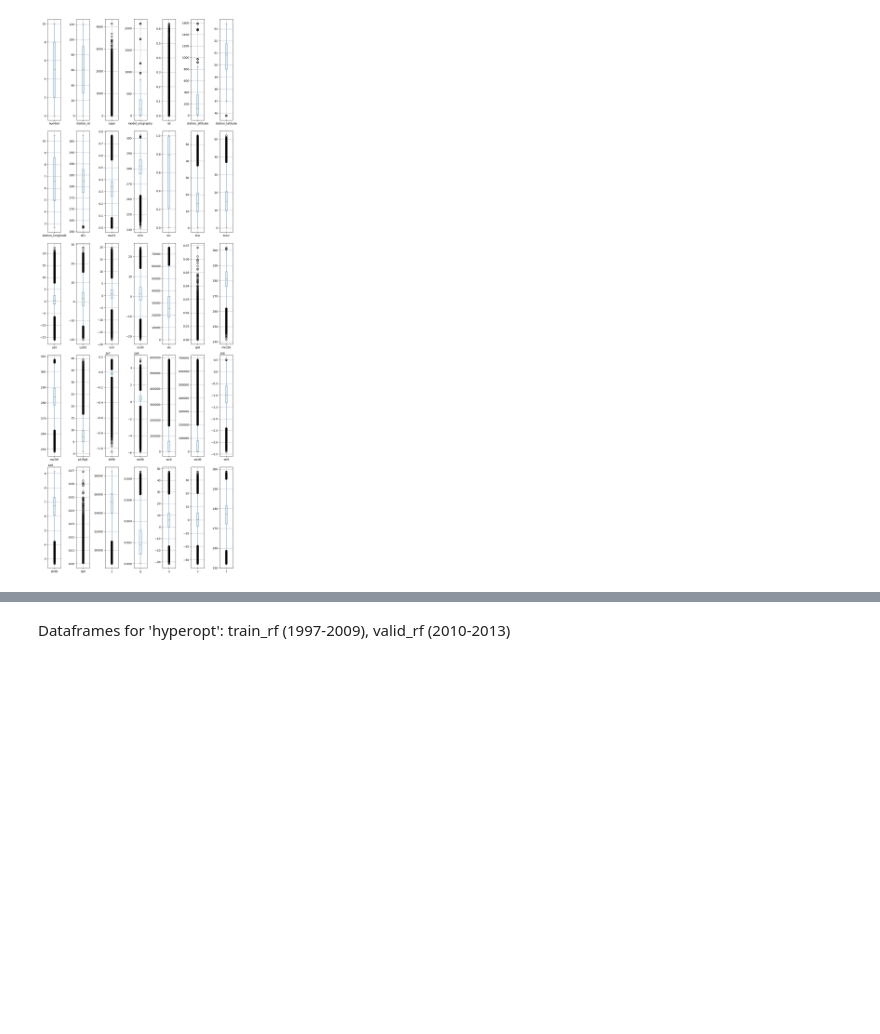
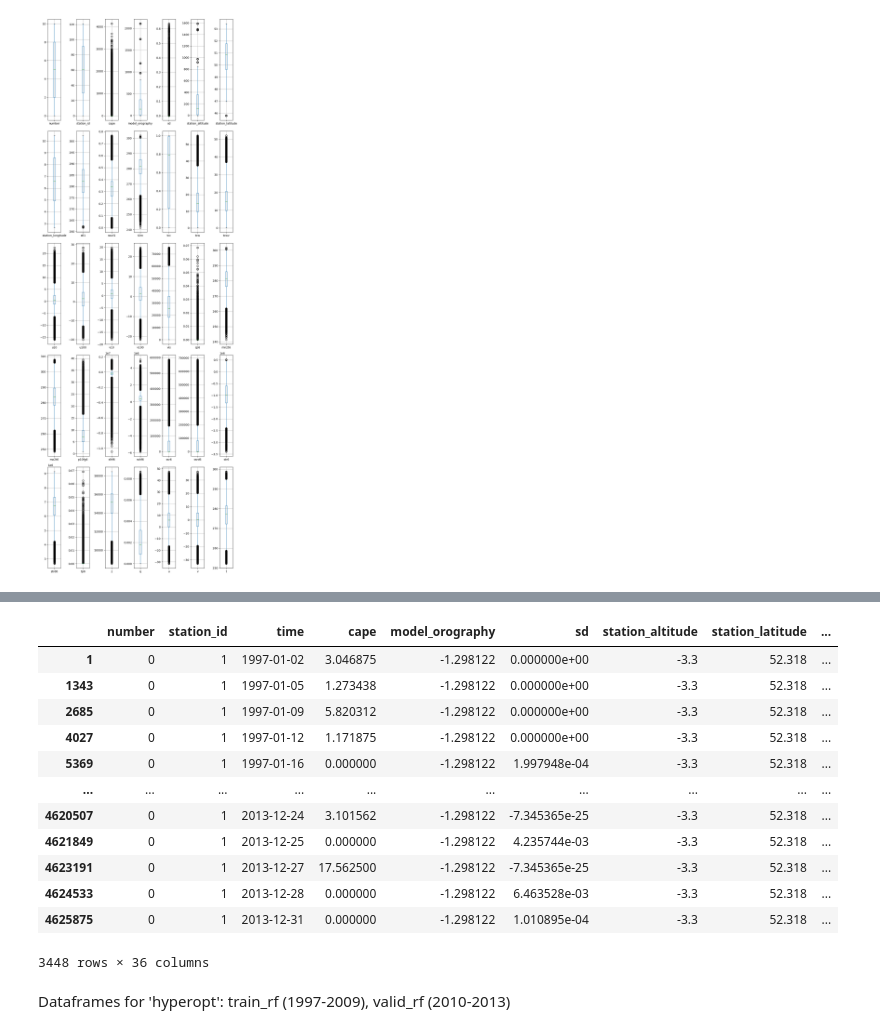
Before and after one commit to leachen01/gnnpp, a Jupyter notebook: exploration/eda.ipynb, the cells around one changed output, grey strips where cells are left out. Drawn from its saved outputs; the diff is of its cells as text; code cells hidden in the pictures; blank space fills up the shorter version.

```diff
--- a/exploration/eda.ipynb
+++ b/exploration/eda.ipynb
@@ -119,3 +127,20 @@ plt.show()
+# %%
+f = t_train_rf[t_train_rf["station_id"]==1]
+f[f["number"]==0] #=> orog ist gleich für alle Stationen!
+# %% [output]
+|  | number | station_id | time | cape | model_orography | sd | station_altitude | station_latitude | ... |
+| 1 | 0 | 1 | 1997-01-02 | 3.046875 | -1.298122 | 0.000000e+00 | -3.3 | 52.318 | ... |
+| 1343 | 0 | 1 | 1997-01-05 | 1.273438 | -1.298122 | 0.000000e+00 | -3.3 | 52.318 | ... |
+| 2685 | 0 | 1 | 1997-01-09 | 5.820312 | -1.298122 | 0.000000e+00 | -3.3 | 52.318 | ... |
+| 4027 | 0 | 1 | 1997-01-12 | 1.171875 | -1.298122 | 0.000000e+00 | -3.3 | 52.318 | ... |
+| 5369 | 0 | 1 | 1997-01-16 | 0.000000 | -1.298122 | 1.997948e-04 | -3.3 | 52.318 | ... |
+| ... | ... | ... | ... | ... | ... | ... | ... | ... | ... |
+| 4620507 | 0 | 1 | 2013-12-24 | 3.101562 | -1.298122 | -7.345365e-25 | -3.3 | 52.318 | ... |
+| 4621849 | 0 | 1 | 2013-12-25 | 0.000000 | -1.298122 | 4.235744e-03 | -3.3 | 52.318 | ... |
+| 4623191 | 0 | 1 | 2013-12-27 | 17.562500 | -1.298122 | -7.345365e-25 | -3.3 | 52.318 | ... |
+| 4624533 | 0 | 1 | 2013-12-28 | 0.000000 | -1.298122 | 6.463528e-03 | -3.3 | 52.318 | ... |
+| 4625875 | 0 | 1 | 2013-12-31 | 0.000000 | -1.298122 | 1.010895e-04 | -3.3 | 52.318 | ... |
+3448 rows × 36 columns
 # %%
 # other ideas:
 # plot on geographical map
```
Also changed, not shown: parts of 4 cells of this notebook, 2 other files.
